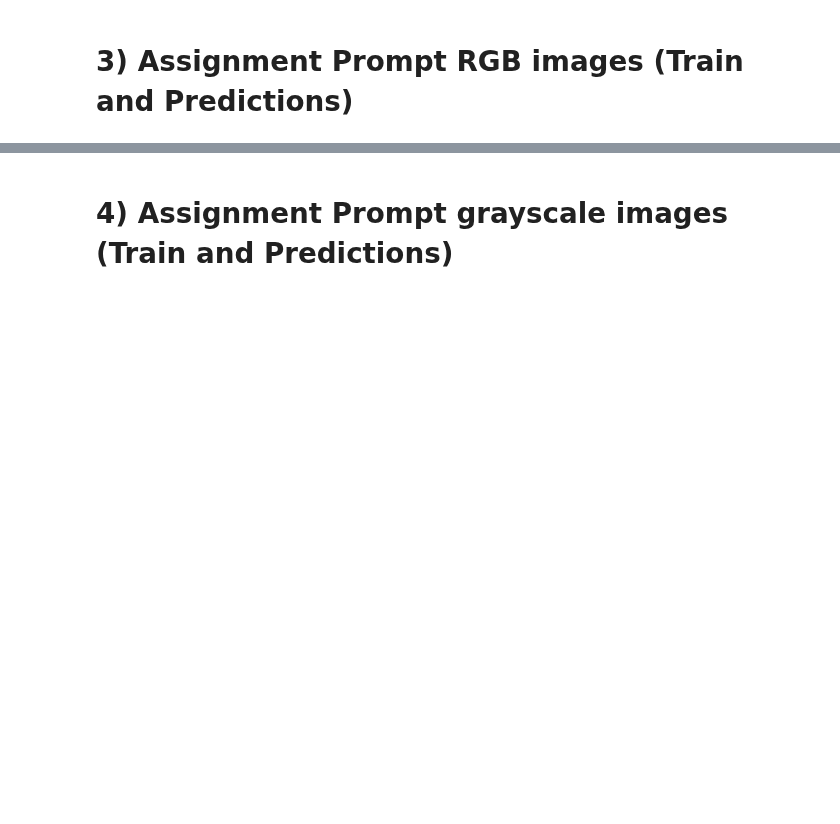
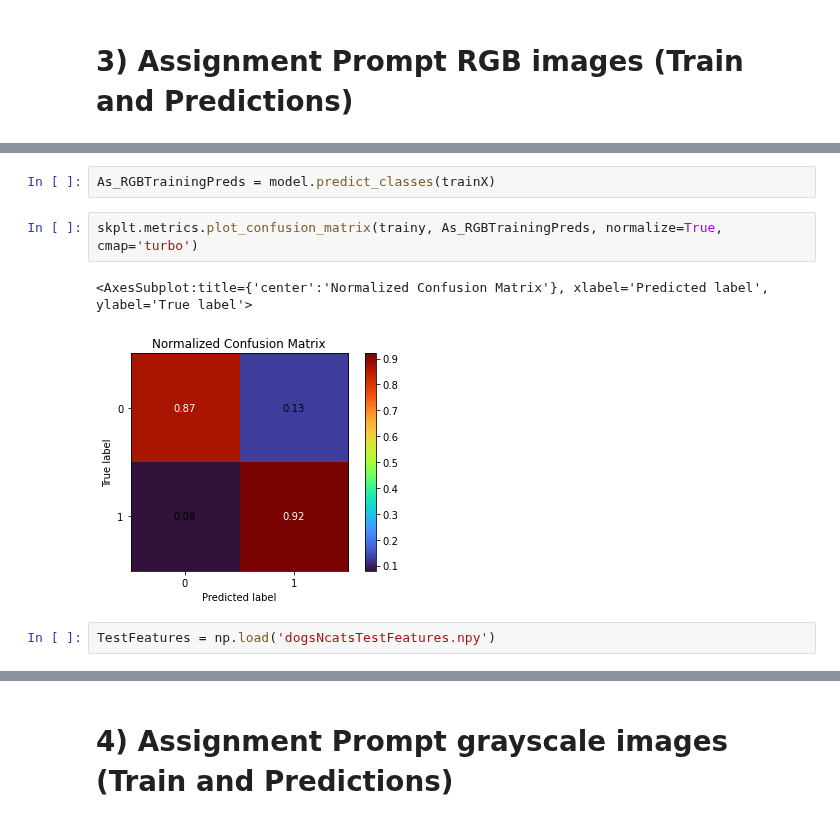
Before and after one commit to bblank70/MSDS422, a Jupyter notebook: Assignment7-DogsAndCats2.ipynb, the cells around one changed output, grey strips where cells are left out. Drawn from its saved outputs; the diff is of its cells as text; blank space fills up the shorter version.

```diff
--- a/Assignment7-DogsAndCats2.ipynb
+++ b/Assignment7-DogsAndCats2.ipynb
@@ -381,0 +419,9 @@ plt.show()
+# %%
+As_RGBTrainingPreds = model.predict_classes(trainX)
+# %%
+skplt.metrics.plot_confusion_matrix(trainy, As_RGBTrainingPreds, normalize=True, cmap='turbo')
+# %% [output]
+<AxesSubplot:title={'center':'Normalized Confusion Matrix'}, xlabel='Predicted label', ylabel='True label'>
+[figure, added]
+# %%
+TestFeatures = np.load('dogsNcatsTestFeatures.npy')
```
Also changed, not shown: parts of 24 cells of this notebook.
